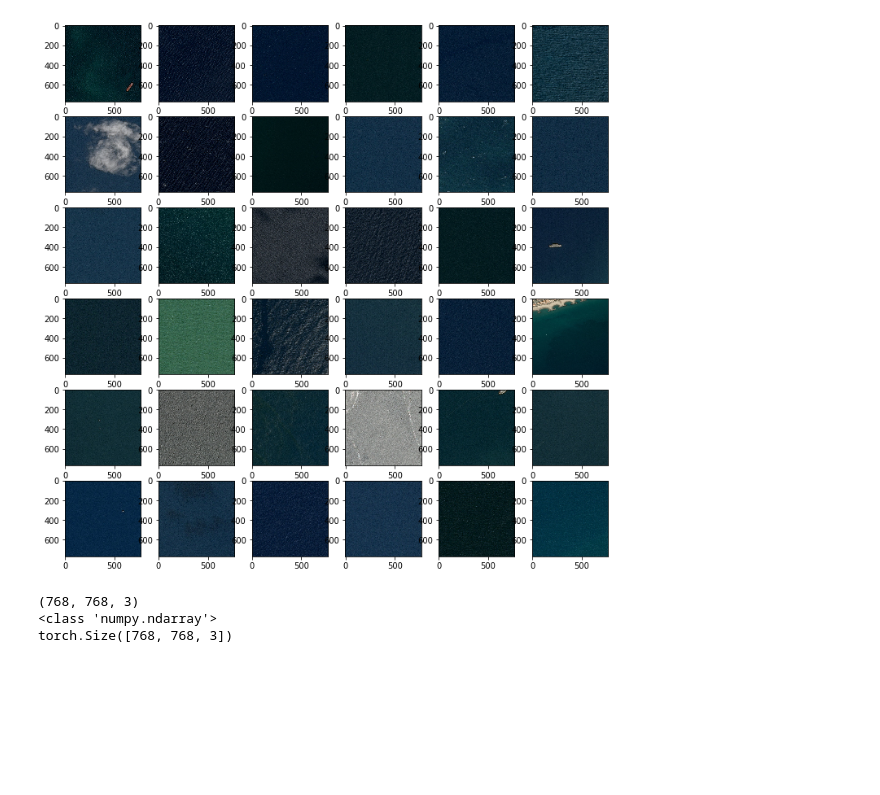
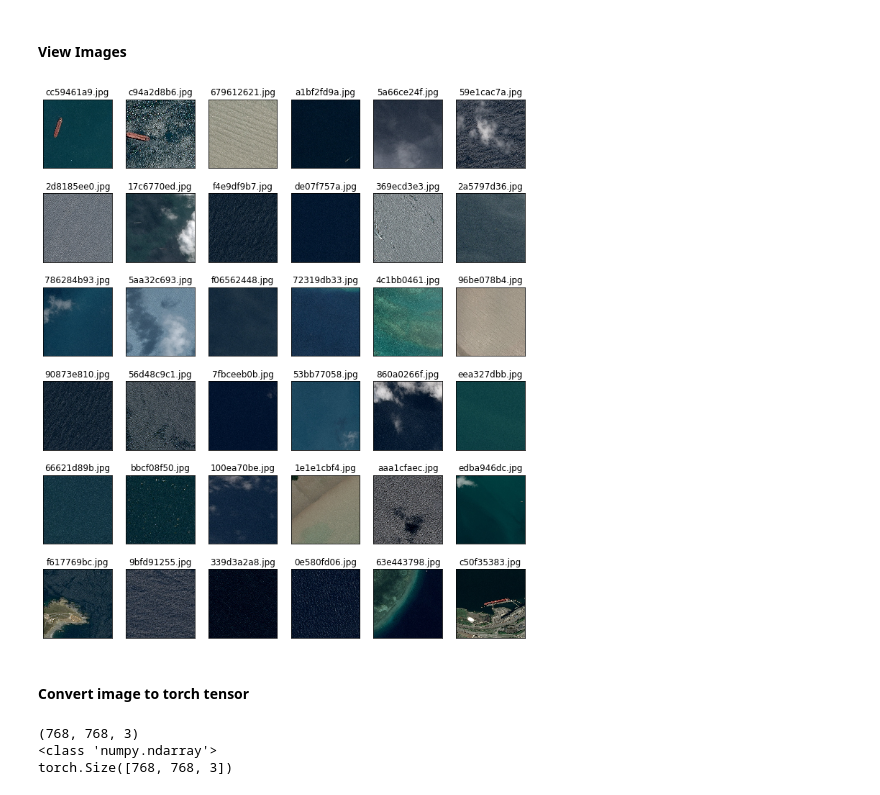
Before and after one commit to jsiddhant/ECE285-DeepShipNet, a Jupyter notebook: notebook01.ipynb, the cells around one changed output. Cells and saved outputs as stored; diff of their text form; code cells hidden in the pictures; blank space fills up the shorter version.

```diff
--- a/notebook01.ipynb
+++ b/notebook01.ipynb
@@ -8,7 +13,6 @@ import torch
 # %%
-testpath="./data/airbus_ship_detection/test_v2/"
-testimgs=os.listdir(testpath)
-testimgs=[testpath+s for s in testimgs]
-print(testimgs[0])
-print(len(testimgs))
+testpath="/datasets/ee285f-public/airbus_ship_detection/"
+datasets=os.listdir(testpath)
+datasets=[testpath+s for s in datasets]
+print(*datasets[:],sep='\n')
 # %% [output]
@@ -31,0 +28,6 @@ plt.show()
+# %%
+path=testpath+'train_v2'
+train=os.listdir(path)
+train=[path+'/'+s for s in train]
+print('{:,.0f}'.format(len(train)),'images\n')
+print(*train[:10],sep='\n')
@@ -31,0 +87,22 @@ plt.show()
+# %%
+i=0
+img = mpimg.imread(train[i])
+print(train[i].rsplit('/', 1)[-1])
+n=2
+fig,ax=plt.subplots(n,n)
+fig.set_figwidth(4)
+fig.suptitle('Image '+train[i].rsplit('/', 1)[-1])
+ax[0,0].set_title('All Channels')
+ax[0,0].imshow(img)
+ax[0,0].axis('off')
+ax[0,1].set_title('Channel 1')
+ax[0,1].imshow(img[:,:,0],cmap='gray')
+ax[0,1].axis('off')
+ax[1,0].set_title('Channel 2')
+ax[1,0].imshow(img[:,:,1],cmap='gray')
+ax[1,0].axis('off')
+ax[1,1].set_title('Channel 3')
+ax[1,1].imshow(img[:,:,2],cmap='gray')
+ax[1,1].axis('off')
+
+plt.show()
@@ -32,13 +112,21 @@ plt.show()
+# %% [markdown]
+#### View Images
 # %%
 n=6
+z=0
 fig, axes = plt.subplots(n,n)
 fig.set_figwidth(12)
-fig.set_figheight(12)
+fig.set_figheight(14)
 for i in np.arange(n**2):
     k=int(i/n)
     l=i%n
-    axes[k,l].imshow(mpimg.imread(testimgs[i+1*n**2]))
+    axes[k,l].set_title(train[i+z*n**2].rsplit('/', 1)[-1])
+    axes[k,l].imshow(mpimg.imread(train[i+z*n**2]))
+    axes[k,l].get_xaxis().set_visible(False)
+    axes[k,l].get_yaxis().set_visible(False)
 plt.show()
 # %% [output]
-[figure, old version]
+[figure, new version]
+# %% [markdown]
+#### Convert image to torch tensor
 # %%
```
Also changed, not shown: parts of 13 cells of this notebook.
